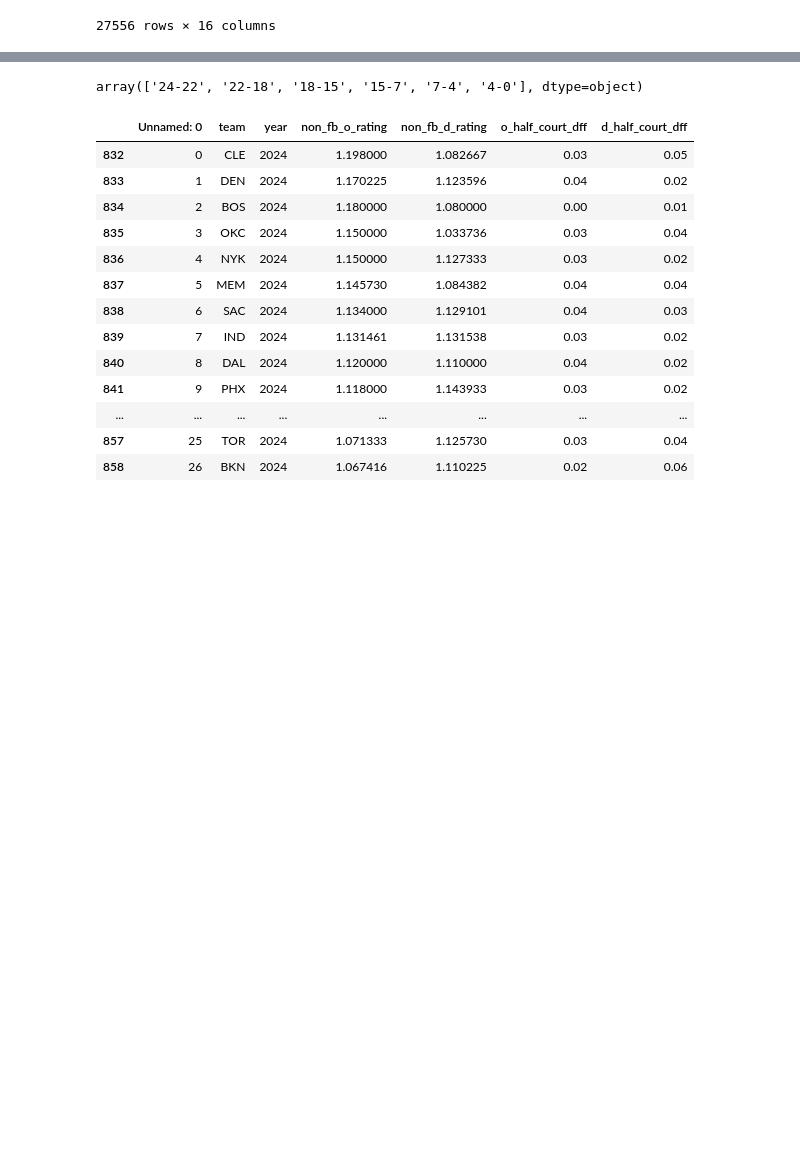
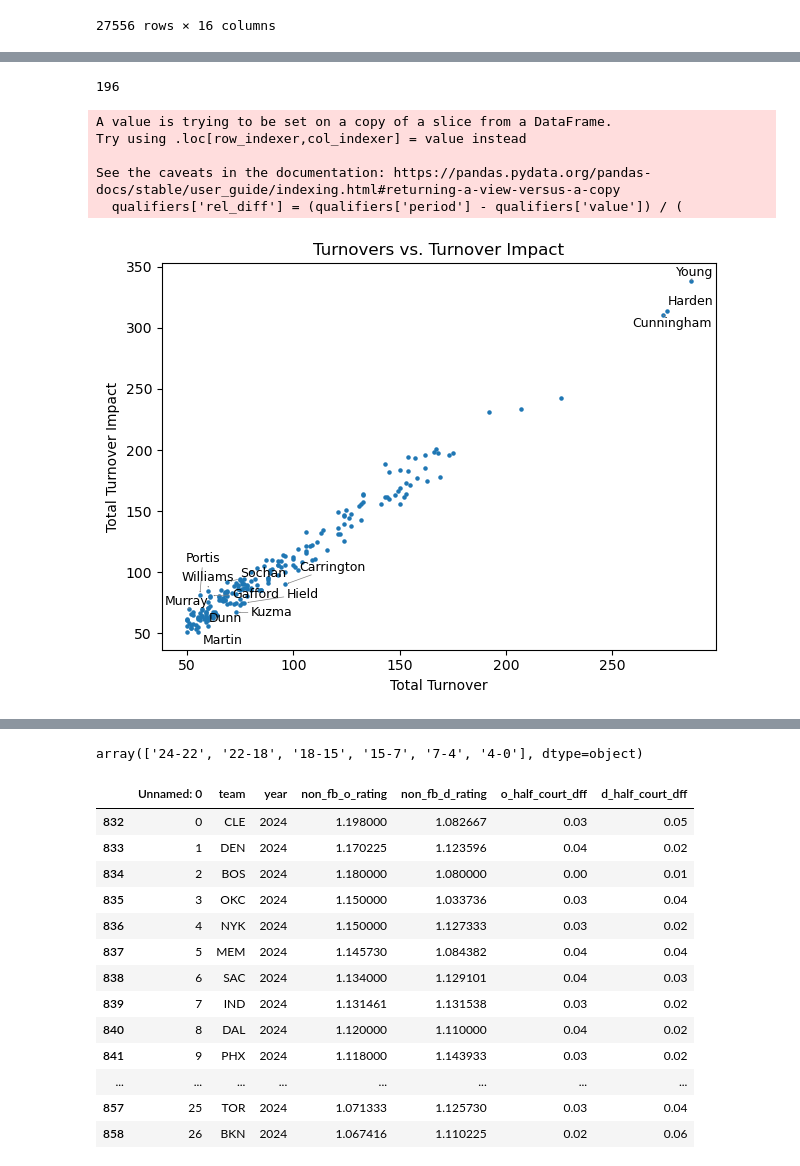
Before and after one commit to beckettsanderson/Turnover-Impact, a Jupyter notebook: get_ratings.ipynb, the cells around one changed output, grey strips where cells are left out. Cells and saved outputs as stored; diff of their text form; code cells hidden in the pictures; blank space fills up the shorter version.

Commit message:
a graph

```diff
--- a/get_ratings.ipynb
+++ b/get_ratings.ipynb
@@ -144,0 +145,4 @@ by_player[by_player['period']>50].sort_values('value', ascending=False).head(10)
+# %%
+by_player = tov_df[['team', 'player_id', 'player', 'value', 'period']].groupby(by=['team', 'player_id', 'player']).agg({'value': 'sum', 'period': 'count'})
+
+by_player[by_player['period']>50].sort_values('value', ascending=False).head(10)
@@ -144,0 +162,54 @@ by_player[by_player['period']>50].sort_values('value', ascending=False).head(10)
+# %%
+len(by_player[by_player['period']>50])
+# %% [output]
+196
+# %%
+qualifiers = by_player[by_player['period']>= 50]
+qualifiers.reset_index(inplace=True)
+# %%
+import matplotlib.pyplot as plt
+from adjustText import adjust_text
+
+# Compute relative difference (signed)
+qualifiers['rel_diff'] = (qualifiers['period'] - qualifiers['value']) / (
+    (qualifiers['period'] + qualifiers['value']) / 2
+).replace(0, 1)
+
+# Top 3 largest positive and negative relative differences
+top_pos_diff = qualifiers[qualifiers['rel_diff'] > 0].nlargest(5, 'rel_diff').index
+top_neg_diff = qualifiers[qualifiers['rel_diff'] < 0].nsmallest(5, 'rel_diff').index
+
+# Top 3 period and value
+top_period = qualifiers.nlargest(3, 'period').index
+top_value = qualifiers.nlargest(3, 'value').index
+
+# Combine all outlier indices
+outlier_indices = set(top_pos_diff) | set(top_neg_diff) | set(top_period) | set(top_value)
+
+# Plot
+fig, ax = plt.subplots()
+ax.scatter(qualifiers['period'], qualifiers['value'], s =5)
+
+# Prepare text objects
+texts = []
+for i in outlier_indices:
+    row = qualifiers.loc[i]
+    texts.append(
+        ax.text(row['period'], row['value'], row['player'], fontsize=9)
+    )
+
+# Adjust text to reduce overlap
+adjust_text(texts, ax=ax, arrowprops=dict(arrowstyle="->", color='gray', lw=0.5))
+
+plt.xlabel('Total Turnover')
+plt.ylabel('Total Turnover Impact')
+plt.title('Turnovers vs. Turnover Impact')
+plt.tight_layout()
+plt.show()
+# %% [output]
+A value is trying to be set on a copy of a slice from a DataFrame.
+Try using .loc[row_indexer,col_indexer] = value instead
+
+See the caveats in the documentation: https://pandas.pydata.org/pandas-docs/stable/user_guide/indexing.html#returning-a-view-versus-a-copy
+  qualifiers['rel_diff'] = (qualifiers['period'] - qualifiers['value']) / (
+[figure, added]
```
Also changed, not shown: parts of 3 cells of this notebook.
